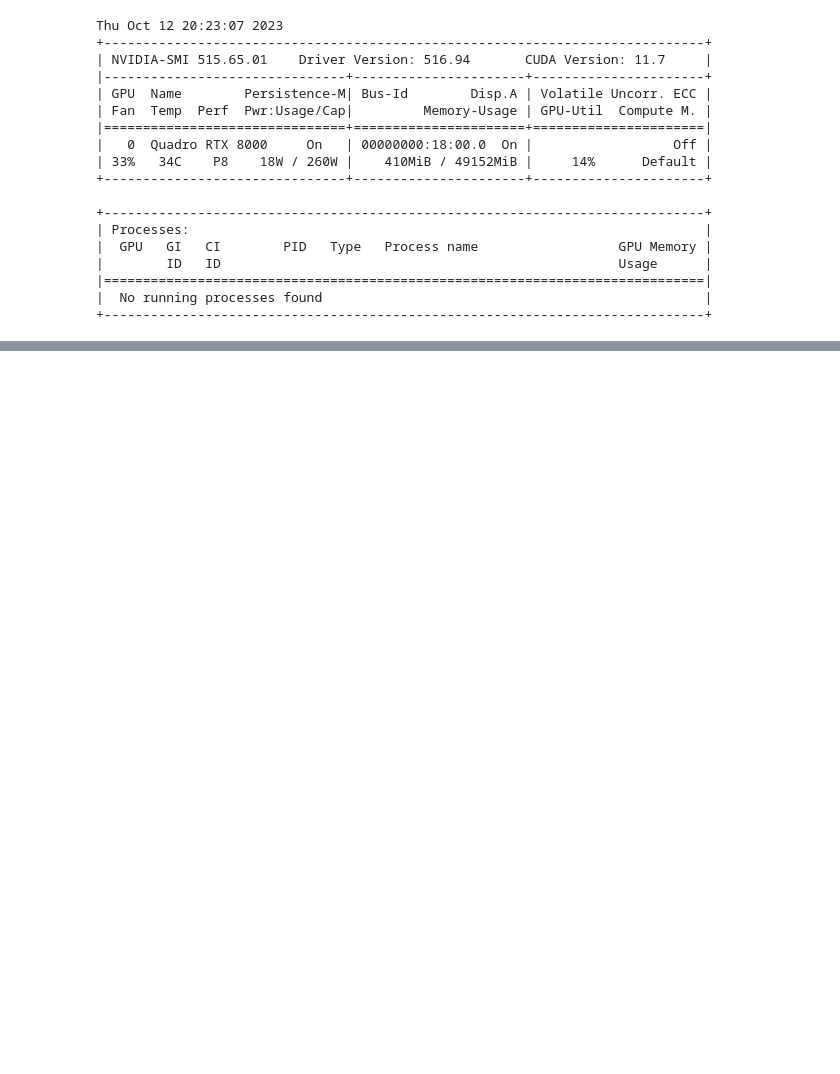
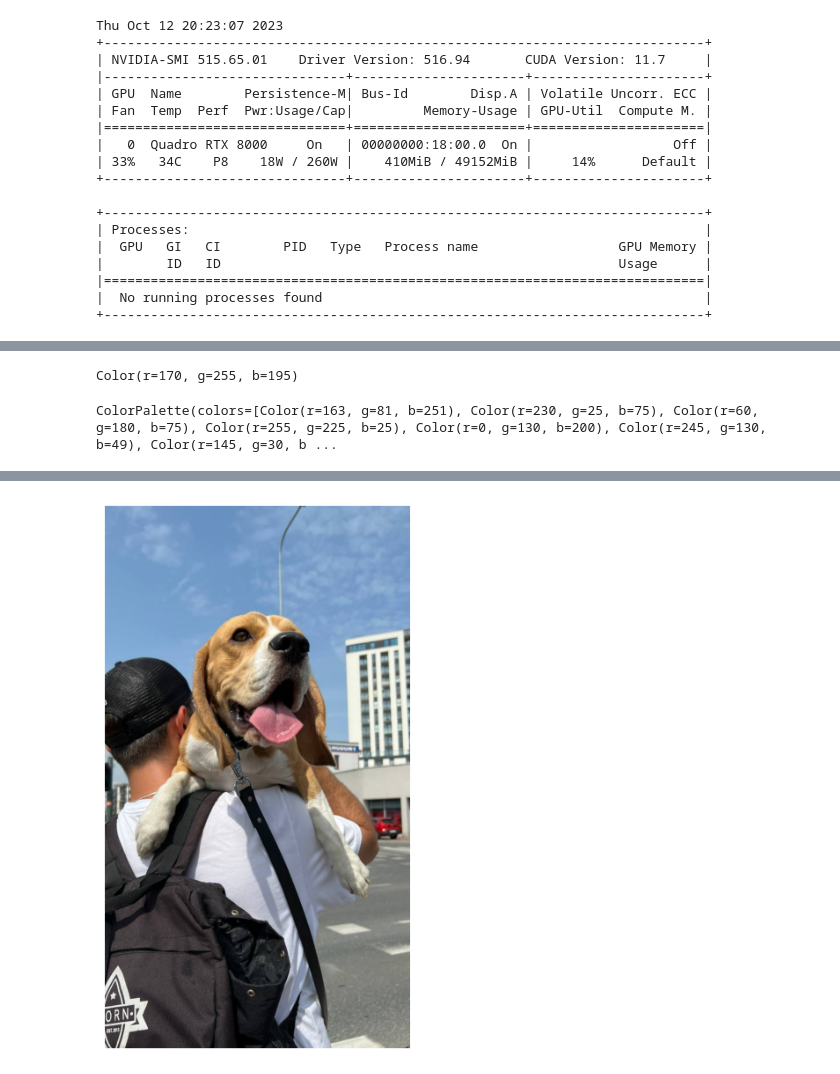
Before and after one commit to DanRHowarth/supervision, a Jupyter notebook: triangle.ipynb, the cells around one changed output, grey strips where cells are left out. Saved outputs shown, nothing was run; the diff lists cells and outputs as text; code cells hidden in the pictures; blank space fills up the shorter version.

```diff
--- a/triangle.ipynb
+++ b/triangle.ipynb
@@ -62,0 +110,3 @@ sv.plot_image(image=annotated_image, size=(8, 8))
+# %%
+color_map = "class"
+color_map = ColorMap(color_map)
@@ -62,0 +145,9 @@ sv.plot_image(image=annotated_image, size=(8, 8))
+# %%
+contour = np.ones((3, 2), dtype=np.int32)
+# %%
+contour[0][0] = x - triangle_marker_width[0] // 2
+contour[0][1] = y - triangle_marker_height - triangle_marker_margin
+contour[1][0] = x
+contour[1][1] = y - triangle_marker_margin
+contour[2][0] = x + triangle_marker_width[0] // 2
+contour[2][1] = y - triangle_marker_height - triangle_marker_margin
@@ -62,0 +160,6 @@ sv.plot_image(image=annotated_image, size=(8, 8))
+# %%
+idx = resolve_color_idx(
+            detections=detections,
+            detection_idx=detection_idx,
+            color_map=color_map,
+            )
@@ -62,0 +177,59 @@ sv.plot_image(image=annotated_image, size=(8, 8))
+# %%
+color_instance
+# %% [output]
+Color(r=170, g=255, b=195)
+# %%
+color
+# %% [output]
+ColorPalette(colors=[Color(r=163, g=81, b=251), Color(r=230, g=25, b=75), Color(r=60, g=180, b=75), Color(r=255, g=225, b=25), Color(r=0, g=130, b=200), Color(r=245, g=130, b=49), Color(r=145, g=30, b ...
+# %%
+for detection_idx in range(len(detections)):
+    coords = detections[detection_idx].get_anchor_coordinates(Position.BOTTOM_LEFT)
+    x,y = coords[0][0], coords[0][1]
+    print(f"Detection {detection_idx} is at (x: {x}, y: {y})")
+
+
+    idx = resolve_color_idx(
+            detections=detections,
+            detection_idx=detection_idx,
+            color_map=color_map,
+            )
+    color = resolve_color(color=color, idx=idx)
+    print(color)
+
+
+    # triangle_vertices = [
+    #         (
+    #             x - triangle_marker_width[0] // 2,
+    #             y - triangle_marker_height - triangle_marker_margin,
+    #         ),
+    #         (x, y - triangle_marker_margin),
+    #         (
+    #             x + triangle_marker_width[0] // 2,
+    #             y - triangle_marker_height - triangle_marker_margin,
+    #         ),
+    #     ]
+
+    # print(triangle_vertices)
+
+    contour = np.ones((3, 2), dtype=np.int32)
+    contour[0][0] = x - triangle_marker_width // 2
+    contour[0][1] = y - triangle_marker_height - triangle_marker_margin
+    contour[1][0] = x
+    contour[1][1] = y - triangle_marker_margin
+    contour[2][0] = x + triangle_marker_width // 2
+    contour[2][1] = y - triangle_marker_height - triangle_marker_margin
+
+    print(contour)
+    print(contour.shape)
+
+    cv2.drawContours(
+                image=image.copy(),
+                contours = [contour], #[np.array(triangle_vertices, dtype=np.int32)],
+                contourIdx=0,
+                color= color.as_bgr(),
+                thickness=thickness,
+            )
+
+plot_image(image=image, size=(8, 8))
+# %% [output]
@@ -62,0 +253 @@ sv.plot_image(image=annotated_image, size=(8, 8))
+[figure, added]
```
Also changed, not shown: parts of 34 cells of this notebook.
